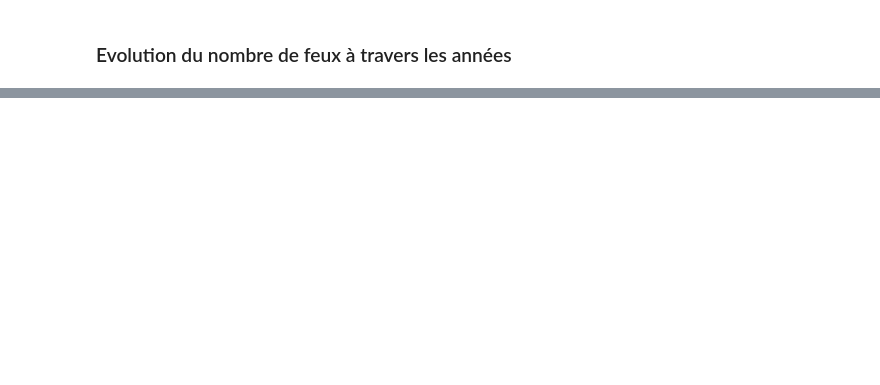
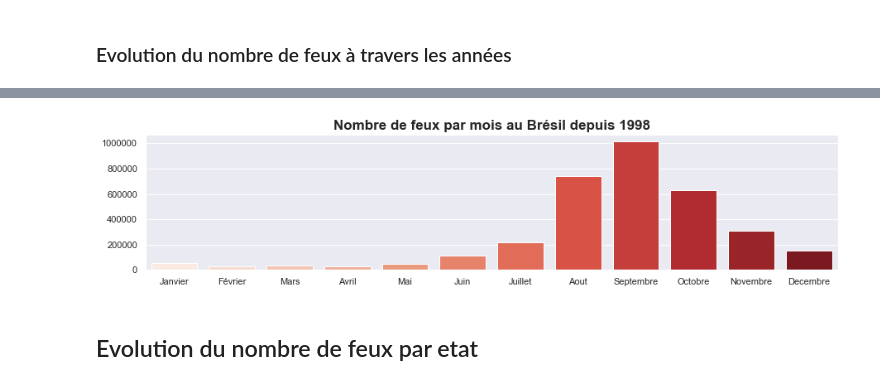
Before and after one commit to yoann1995/La-Data-Verte, a Jupyter notebook: feux_foret_bresil/feux_foret_bresil.ipynb, the cells around one changed output, grey strips where cells are left out. Drawn from its saved outputs; the diff is of its cells as text; code cells hidden in the pictures; blank space fills up the shorter version.

```diff
--- a/feux_foret_bresil/feux_foret_bresil.ipynb
+++ b/feux_foret_bresil/feux_foret_bresil.ipynb
@@ -68,0 +86,4 @@ nb_fires_per_year = data.groupby(['year']).sum().reset_index()
+# %%
+nb_fires_per_month = data.groupby(['month']).sum().reindex(['Janvier','Février','Mars','Avril','Mai','Juin','Juillet','Aout',
+                                                           'Septembre','Octobre','Novembre','Decembre']).reset_index()
+nb_fires_per_month
@@ -68,0 +104,13 @@ nb_fires_per_year = data.groupby(['year']).sum().reset_index()
+# %%
+sns.set()
+plt.figure(figsize=(15,3))
+
+ax = sns.barplot(x="month", y="number", data=nb_fires_per_month,palette="Reds")
+ax.set_ylabel('')
+ax.set_xlabel('')
+ax.set_title("Nombre de feux par mois au Brésil depuis 1998",fontdict={'fontsize': '17', 'fontweight' : 'bold'})
+plt.savefig("output/fire_brazil_months.jpg", dpi=300)
+# %% [output]
+[figure, added]
+# %% [markdown]
+## Evolution du nombre de feux par etat
```
Also changed, not shown: parts of 17 cells of this notebook.
